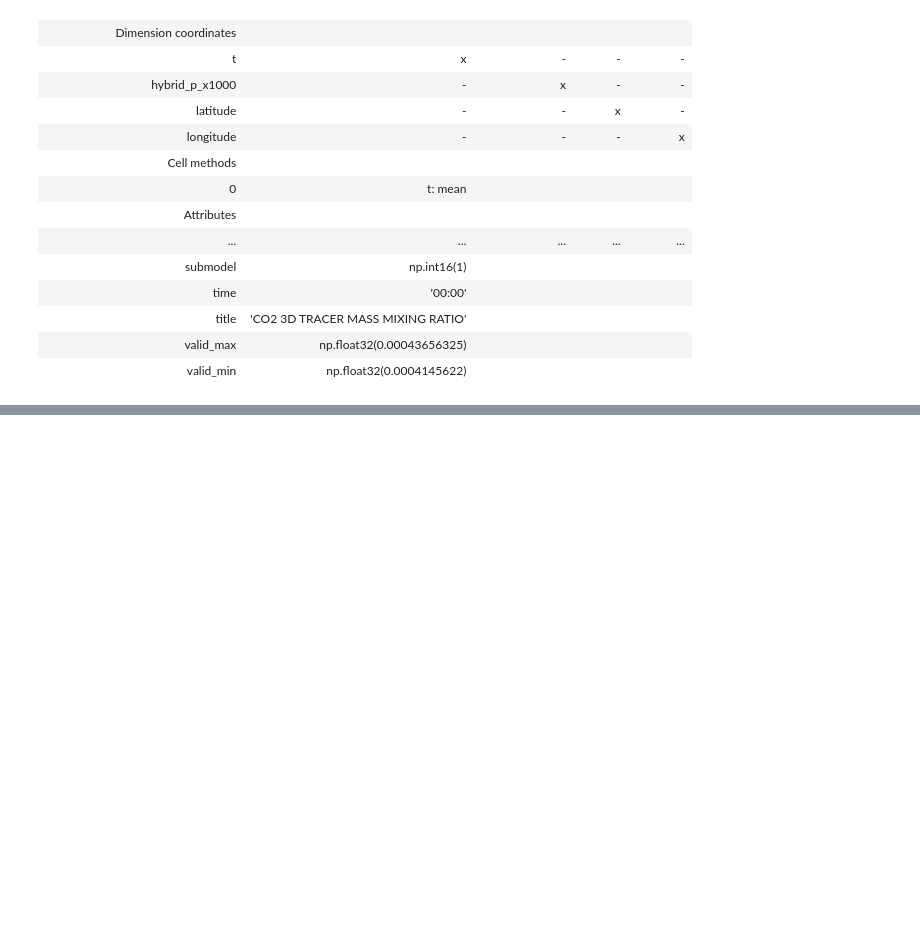
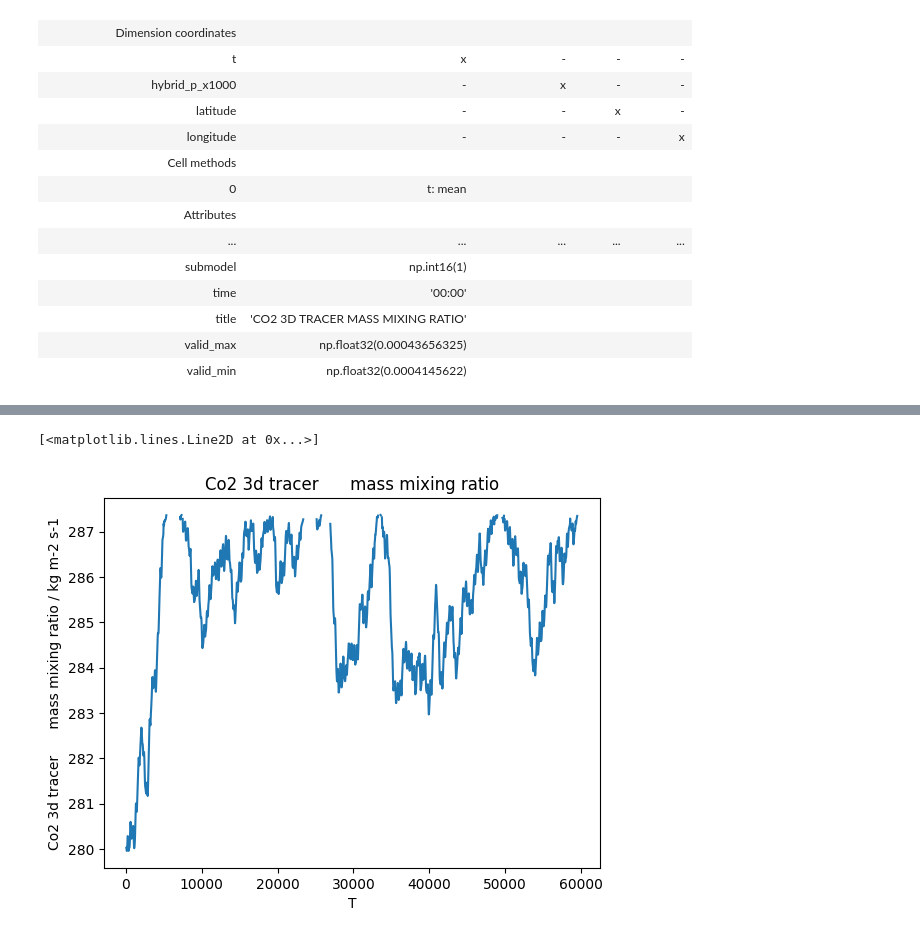
Before and after one commit to Climateyousheng/utils_cmip7, a Jupyter notebook: examples/xqhul_co2_252.ipynb, the cells around one changed output, grey strips where cells are left out. Drawn from its saved outputs; the diff is of its cells as text; code cells hidden in the pictures; blank space fills up the shorter version.

```diff
--- a/examples/xqhul_co2_252.ipynb
+++ b/examples/xqhul_co2_252.ipynb
@@ -60,0 +70,5 @@ NameError: name 'VAR_CONVERSIONS' is not defined
+# %%
+qplot.plot(gm[:,-1])
+# %% [output]
+[<matplotlib.lines.Line2D at 0x...>]
+[figure, added]
```
Also changed, not shown: parts of 3 cells of this notebook, 1 other file.
